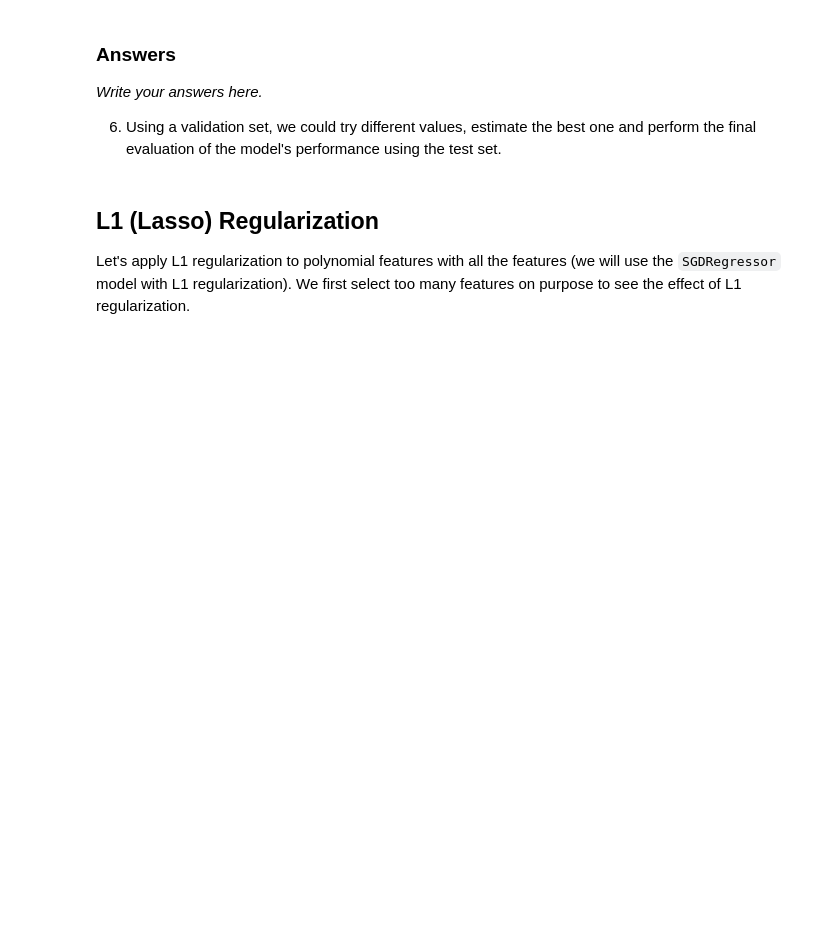
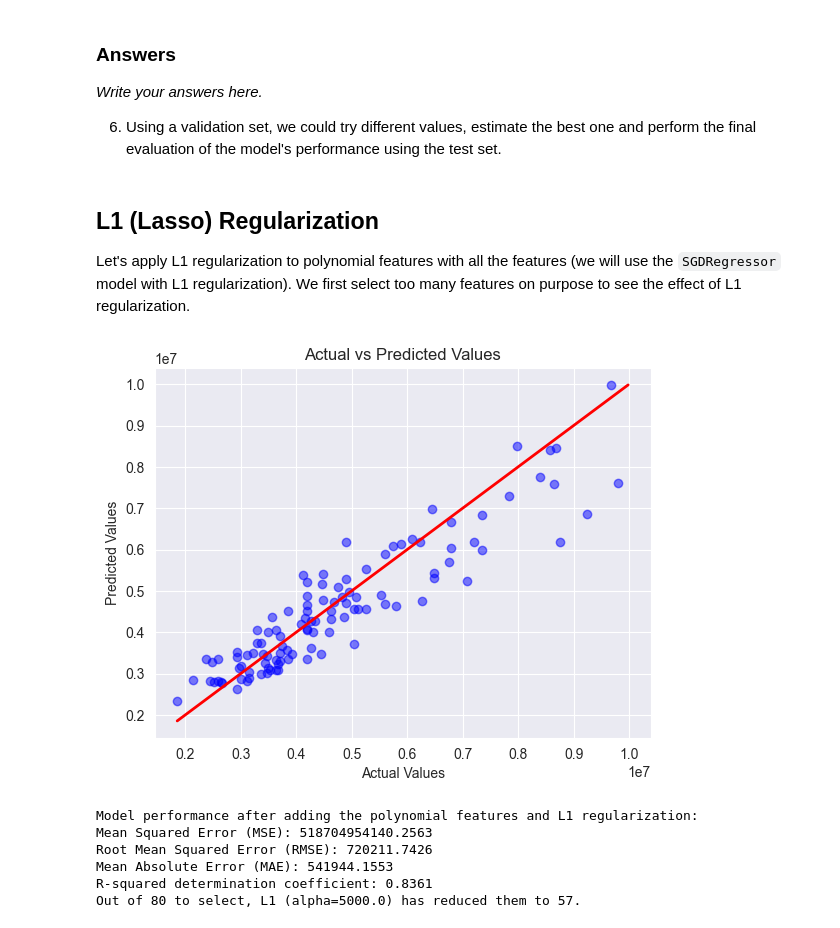
Before and after one commit to francisco-ortin/data-science-course, a Jupyter notebook: regression/regularization.ipynb, the cells around one changed output. Drawn from its saved outputs; the diff is of its cells as text; code cells hidden in the pictures; blank space fills up the shorter version.

Commit message:
Finished regularization.ipynb.

```diff
--- a/regression/regularization.ipynb
+++ b/regression/regularization.ipynb
@@ -196,3 +196,28 @@ R-squared determination coefficient: 0.8259
 ## L1 (Lasso) Regularization
 
 Let's apply L1 regularization to polynomial features with all the features (we will use the `SGDRegressor` model with L1 regularization). We first select too many features on purpose to see the effect of L1 regularization.
+# %%
+# We first select lots of features on purpose to see the effect of L1 regularization
+features_to_select = 5*len(independent_vars)  # Select 5 times the original independent vars
+alpha = 5e3 # regularization parameter
+selector = SelectKBest(score_func=f_regression, k=features_to_select)
+X_train_many_selected = selector.fit_transform(X_train_scaled, y_train)
+X_test_many_selected = selector.transform(X_test_scaled)
+model = SGDRegressor(penalty='l1', alpha=alpha, random_state=random_state)
+model.fit(X_train_many_selected, y_train)
+y_pred = model.predict(X_test_many_selected)
+utils.plot_actual_vs_predicted_values(y_test, y_pred)
+# Model evaluation
+print(f"Model performance after adding the polynomial features and L1 regularization:")
+metrics = utils.evaluate_regression(y_test, y_pred)
+utils.show_regression_performance(*metrics, end='\n')
+# print the number of features that have been reduced (the rest have been set to zero)
+print(f"Out of {features_to_select} to select, L1 (alpha={alpha}) has reduced them to {len(model.coef_.nonzero()[0])}.\n")
+# %% [output]
+[figure, added]
+Model performance after adding the polynomial features and L1 regularization:
+Mean Squared Error (MSE): 518704954140.2563
+Root Mean Squared Error (RMSE): 720211.7426
+Mean Absolute Error (MAE): 541944.1553
+R-squared determination coefficient: 0.8361
+Out of 80 to select, L1 (alpha=5000.0) has reduced them to 57.
```
Also changed, not shown: parts of 6 cells of this notebook, 1 other file.
